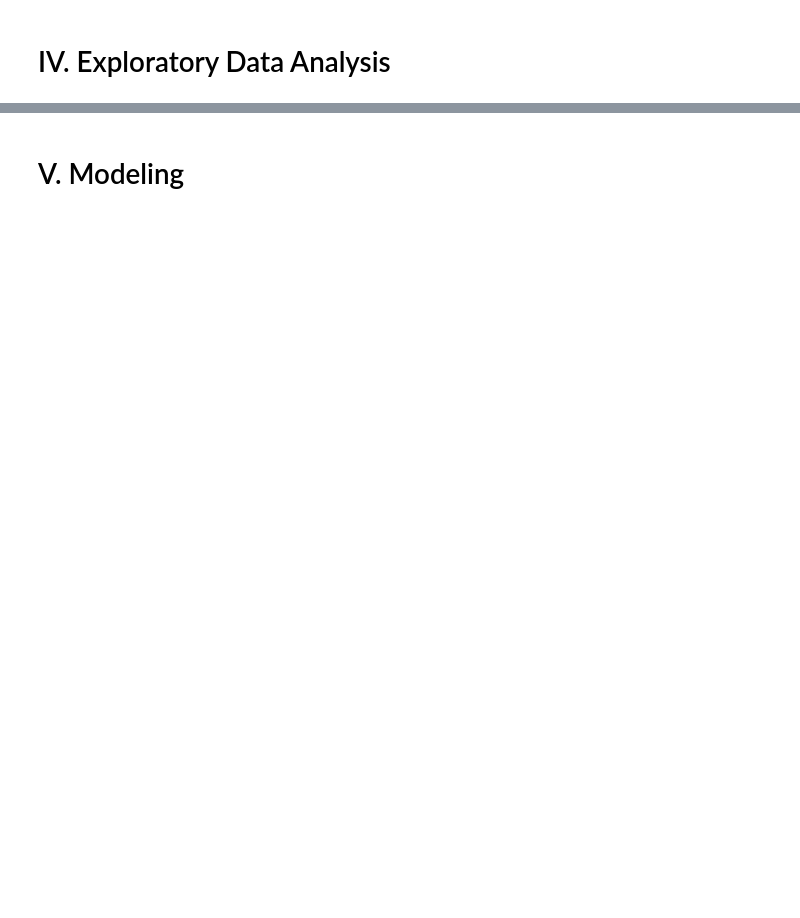
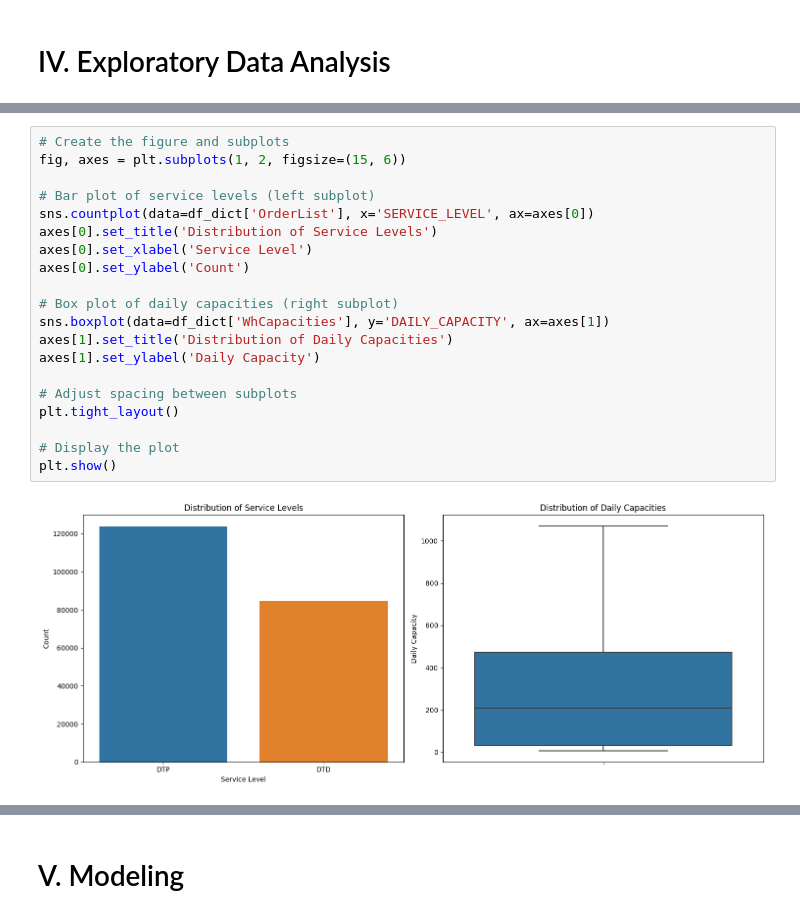
Before and after one commit to petrugeral/Supply_Optimization, a Jupyter notebook: workspace.ipynb, the cells around one changed output, grey strips where cells are left out. Saved outputs shown, nothing was run; the diff lists cells and outputs as text; blank space fills up the shorter version.

```diff
--- a/workspace.ipynb
+++ b/workspace.ipynb
@@ -43,0 +203,22 @@ df_dict['OrderList']
+# %%
+# Create the figure and subplots
+fig, axes = plt.subplots(1, 2, figsize=(15, 6))
+
+# Bar plot of service levels (left subplot)
+sns.countplot(data=df_dict['OrderList'], x='SERVICE_LEVEL', ax=axes[0])
+axes[0].set_title('Distribution of Service Levels')
+axes[0].set_xlabel('Service Level')
+axes[0].set_ylabel('Count')
+
+# Box plot of daily capacities (right subplot)
+sns.boxplot(data=df_dict['WhCapacities'], y='DAILY_CAPACITY', ax=axes[1])
+axes[1].set_title('Distribution of Daily Capacities')
+axes[1].set_ylabel('Daily Capacity')
+
+# Adjust spacing between subplots
+plt.tight_layout()
+
+# Display the plot
+plt.show()
+# %% [output]
+[figure, added]
```
Also changed, not shown: parts of 22 cells of this notebook.
